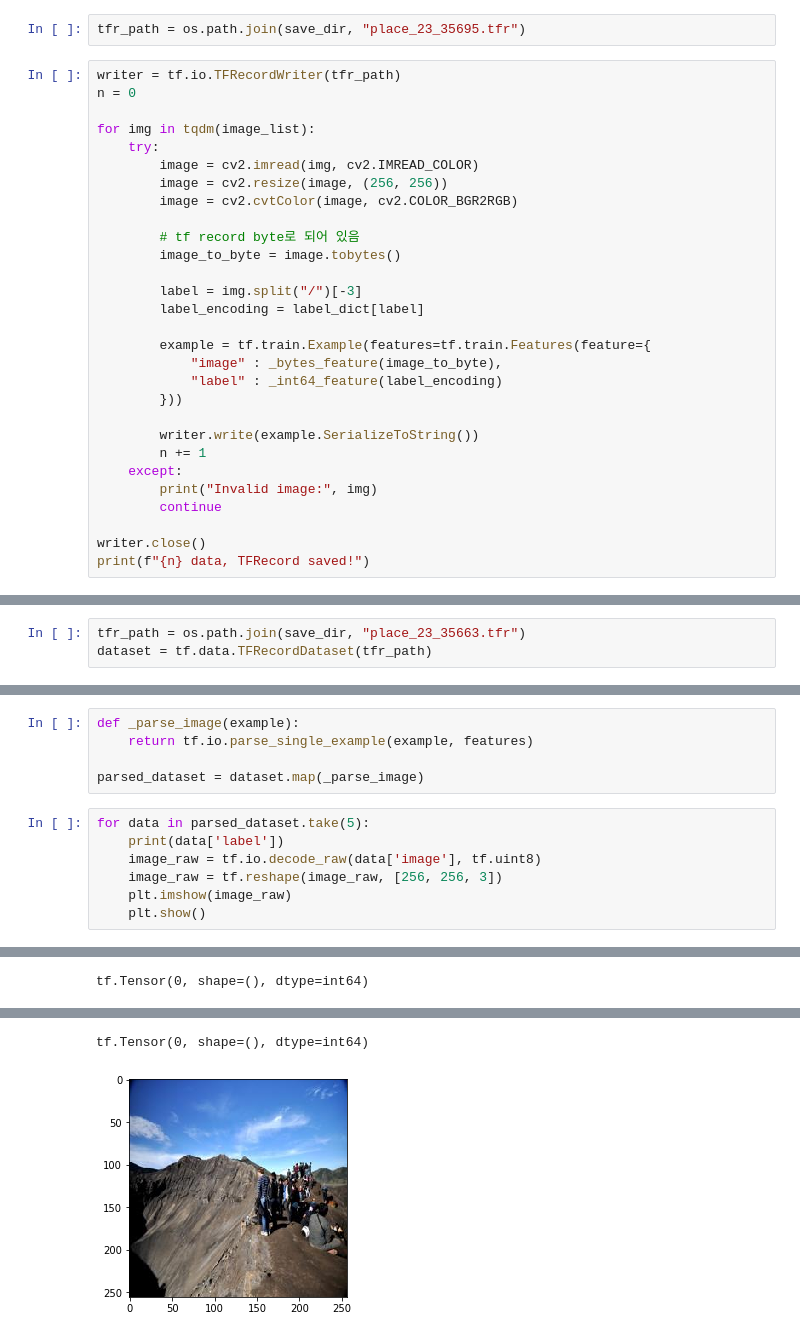
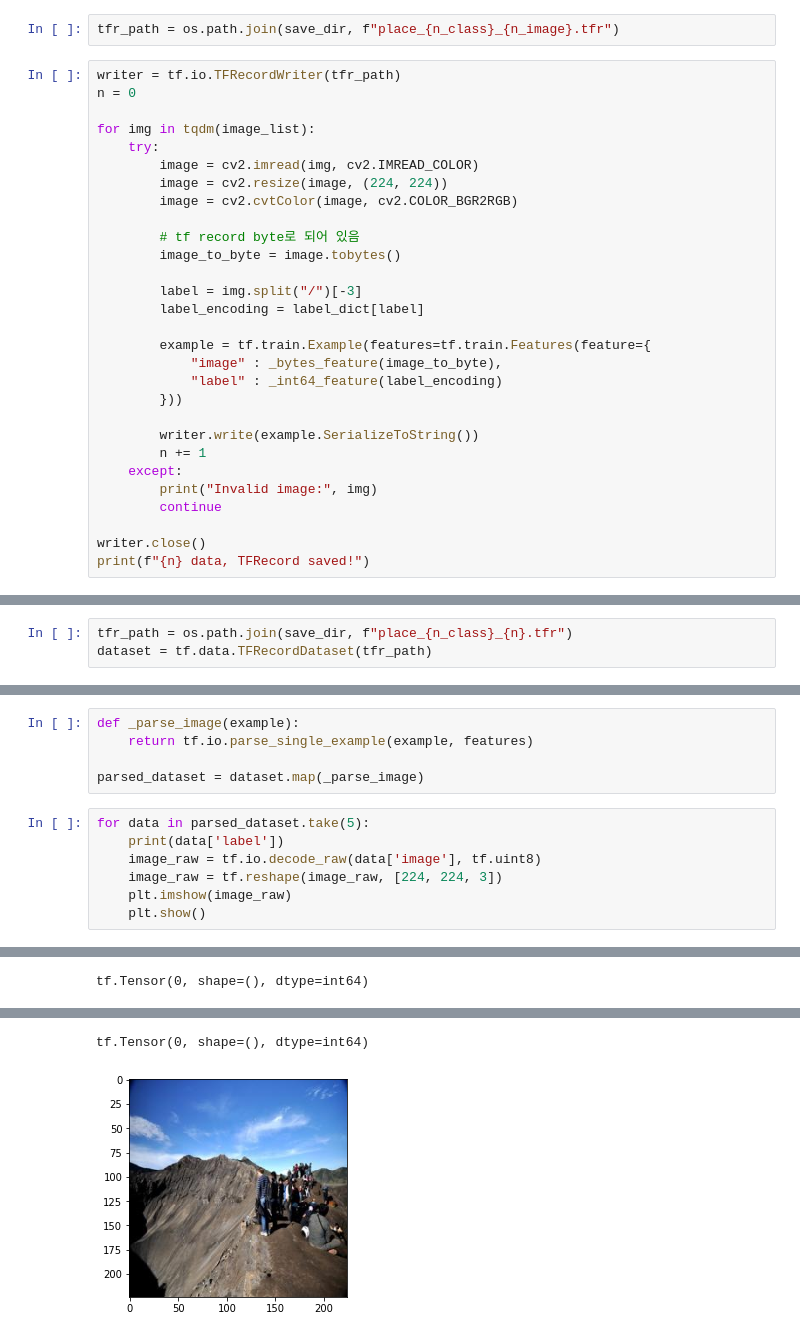
Before and after one commit to kec0130/UDIGO_CLASSIFIER, a Jupyter notebook: notebooks/make_tfrecord.ipynb, the cells around one changed output, grey strips where cells are left out. Drawn from its saved outputs; the diff is of its cells as text.

```diff
--- a/notebooks/make_tfrecord.ipynb
+++ b/notebooks/make_tfrecord.ipynb
@@ -111,7 +109,7 @@ def _int64_feature(value):
     """Returns an int64_list from a bool / enum / int / uint."""
     return tf.train.Feature(int64_list=tf.train.Int64List(value=[value]))
 # %%
-tfr_path = os.path.join(save_dir, "place_23_35695.tfr")
+tfr_path = os.path.join(save_dir, f"place_{n_class}_{n_image}.tfr")
 # %%
 writer = tf.io.TFRecordWriter(tfr_path)
 n = 0
@@ -119,7 +117,7 @@ n = 0
 for img in tqdm(image_list):
     try:
         image = cv2.imread(img, cv2.IMREAD_COLOR)
-        image = cv2.resize(image, (256, 256))
+        image = cv2.resize(image, (224, 224))
         image = cv2.cvtColor(image, cv2.COLOR_BGR2RGB)
 
         # tf record byte로 되어 있음
@@ -164,7 +162,7 @@ os.rename(save_dir+"/place_23_35695.tfr", save_dir+"/place_23_35663.tfr")
 # %% [markdown]
 # decode check
 # %%
-tfr_path = os.path.join(save_dir, "place_23_35663.tfr")
+tfr_path = os.path.join(save_dir, f"place_{n_class}_{n}.tfr")
 dataset = tf.data.TFRecordDataset(tfr_path)
 # %%
 features = {'image': tf.io.FixedLenFeature([], tf.string),
@@ -179,7 +177,7 @@ parsed_dataset = dataset.map(_parse_image)
 for data in parsed_dataset.take(5):
     print(data['label'])
     image_raw = tf.io.decode_raw(data['image'], tf.uint8)
-    image_raw = tf.reshape(image_raw, [256, 256, 3])
+    image_raw = tf.reshape(image_raw, [224, 224, 3])
     plt.imshow(image_raw)
     plt.show()
 # %% [output]
@@ -194,2 +192,2 @@ tf.Tensor(0, shape=(), dtype=int64)
 tf.Tensor(0, shape=(), dtype=int64)
-[figure, old version]
+[figure, new version]
```
Also changed, not shown: parts of 8 cells of this notebook.
